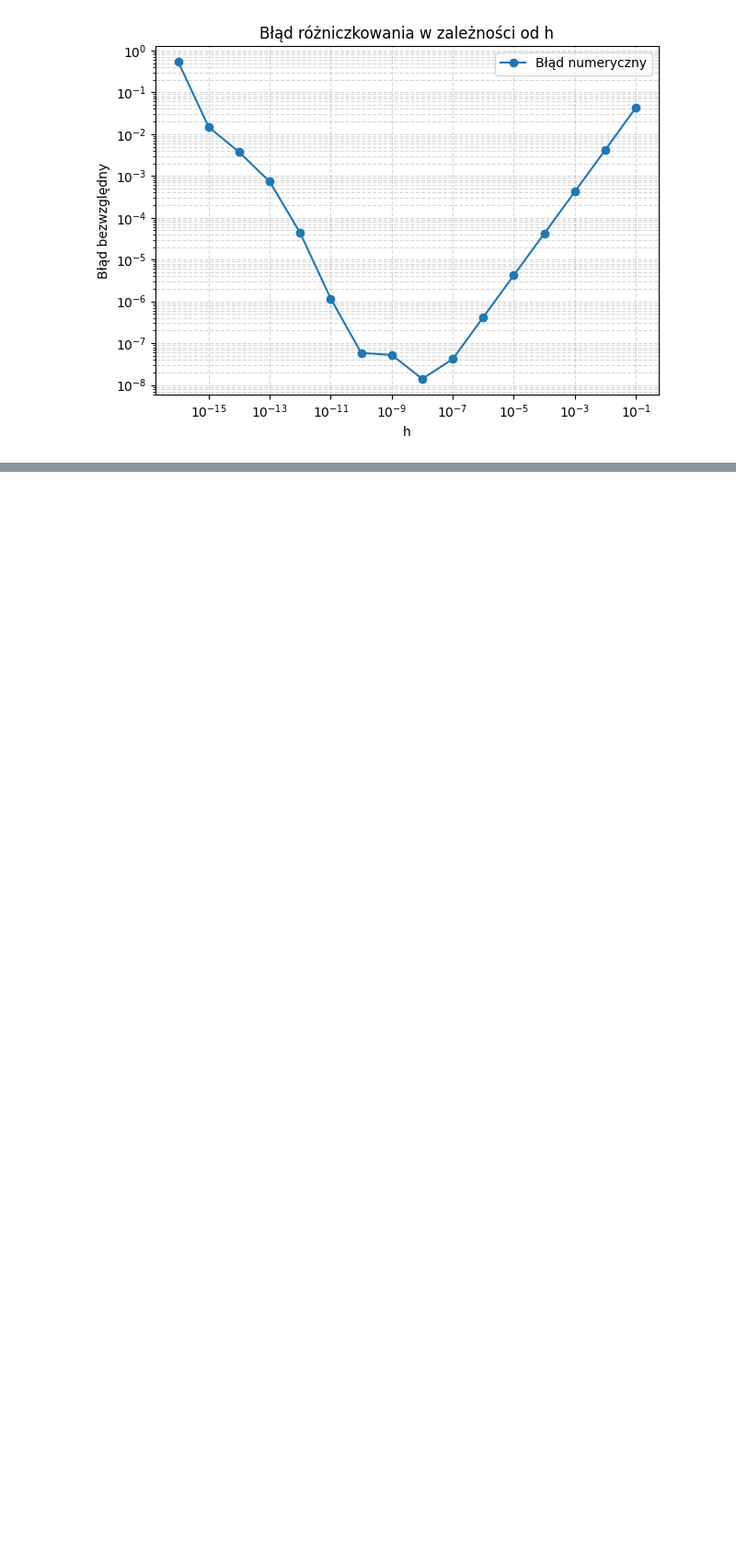
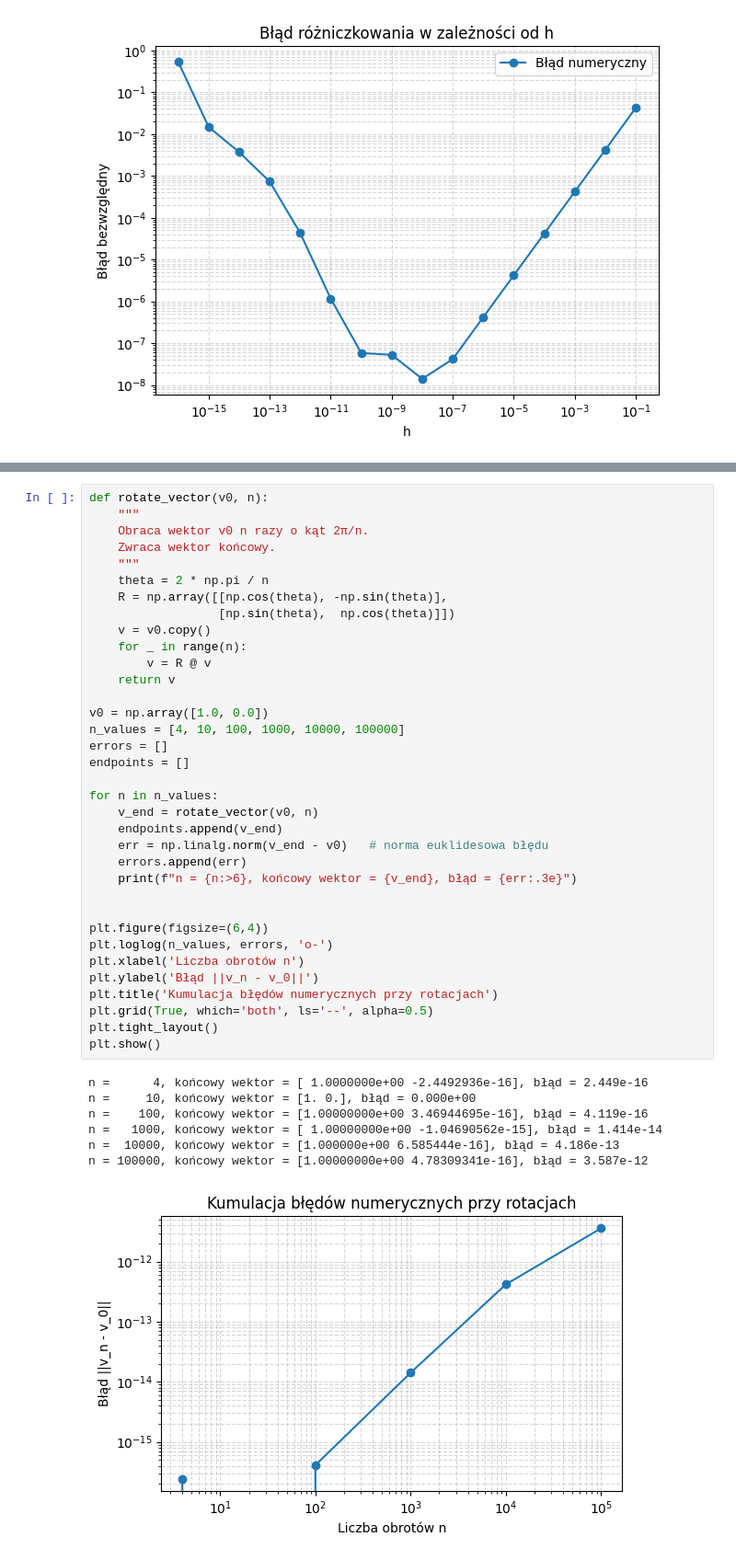
Before and after one commit to pjanowicz58/laboratoria, a Jupyter notebook: src/lab1.ipynb, the cells around one changed output, grey strips where cells are left out. Shown: that part at 92% size. Drawn from its saved outputs; the diff is of its cells as text; blank space fills up the shorter version.

```diff
--- a/src/lab1.ipynb
+++ b/src/lab1.ipynb
@@ -35,0 +36,43 @@ suma od N do 1:  21.30048150234615
+# %%
+def rotate_vector(v0, n):
+    """
+    Obraca wektor v0 n razy o kąt 2π/n.
+    Zwraca wektor końcowy.
+    """
+    theta = 2 * np.pi / n
+    R = np.array([[np.cos(theta), -np.sin(theta)],
+                  [np.sin(theta),  np.cos(theta)]])
+    v = v0.copy()
+    for _ in range(n):
+        v = R @ v
+    return v
+
+v0 = np.array([1.0, 0.0])
+n_values = [4, 10, 100, 1000, 10000, 100000]
+errors = []
+endpoints = []
+
+for n in n_values:
+    v_end = rotate_vector(v0, n)
+    endpoints.append(v_end)
+    err = np.linalg.norm(v_end - v0)   # norma euklidesowa błędu
+    errors.append(err)
+    print(f"n = {n:>6}, końcowy wektor = {v_end}, błąd = {err:.3e}")
+
+
+plt.figure(figsize=(6,4))
+plt.loglog(n_values, errors, 'o-')
+plt.xlabel('Liczba obrotów n')
+plt.ylabel('Błąd ||v_n - v_0||')
+plt.title('Kumulacja błędów numerycznych przy rotacjach')
+plt.grid(True, which='both', ls='--', alpha=0.5)
+plt.tight_layout()
+plt.show()
+# %% [output]
+n =      4, końcowy wektor = [ 1.0000000e+00 -2.4492936e-16], błąd = 2.449e-16
+n =     10, końcowy wektor = [1. 0.], błąd = 0.000e+00
+n =    100, końcowy wektor = [1.00000000e+00 3.46944695e-16], błąd = 4.119e-16
+n =   1000, końcowy wektor = [ 1.00000000e+00 -1.04690562e-15], błąd = 1.414e-14
+n =  10000, końcowy wektor = [1.000000e+00 6.585444e-16], błąd = 4.186e-13
+n = 100000, końcowy wektor = [1.00000000e+00 4.78309341e-16], błąd = 3.587e-12
+[figure, added]
```
Also changed, not shown: parts of 1 cell of this notebook, 1 other file.
